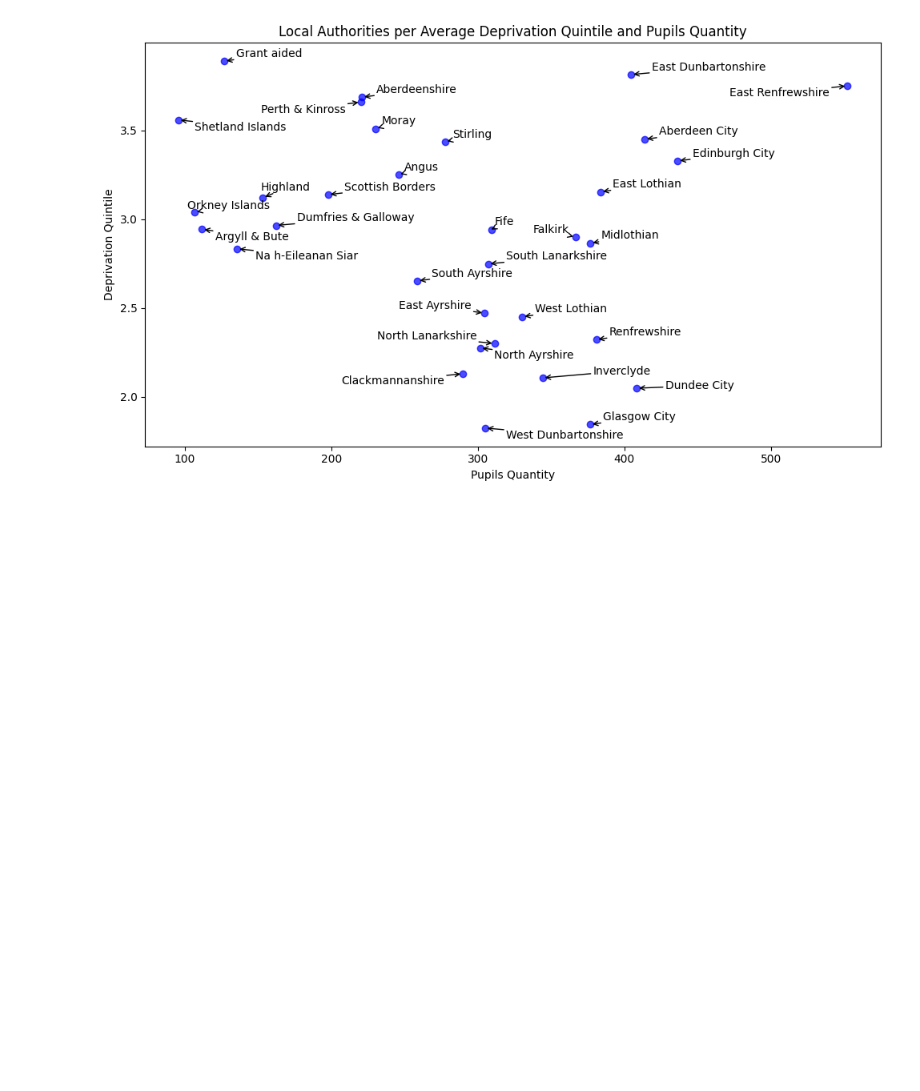
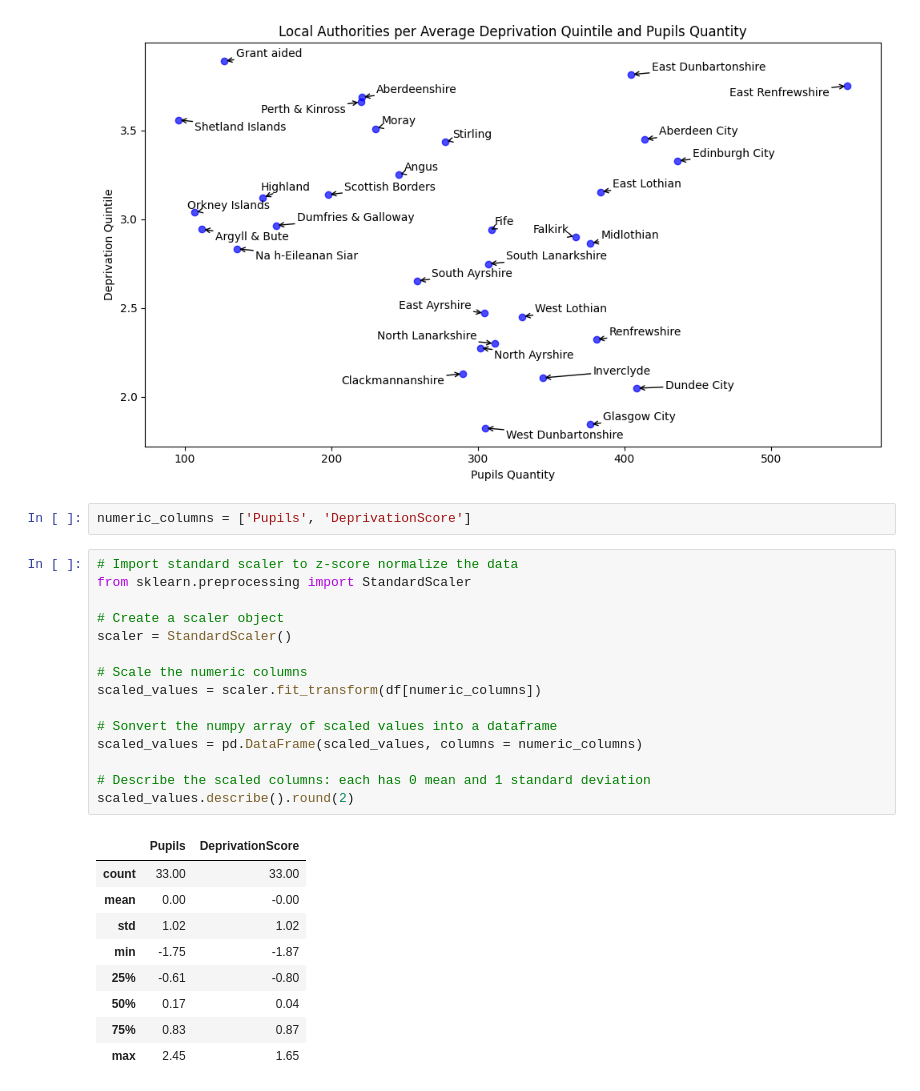
Before and after one commit to mrzeynalli/scotland_schools, a Jupyter notebook: analysis.ipynb, the cells around one changed output. Drawn from its saved outputs; the diff is of its cells as text; blank space fills up the shorter version.

```diff
--- a/analysis.ipynb
+++ b/analysis.ipynb
@@ -268,3 +274,30 @@ plt.tight_layout()
 plt.show()
 # %% [output]
 [figure]
+# %%
+numeric_columns = ['Pupils', 'DeprivationScore']
+# %%
+# Import standard scaler to z-score normalize the data
+from sklearn.preprocessing import StandardScaler
+
+# Create a scaler object
+scaler = StandardScaler()
+
+# Scale the numeric columns
+scaled_values = scaler.fit_transform(df[numeric_columns])
+
+# Sonvert the numpy array of scaled values into a dataframe
+scaled_values = pd.DataFrame(scaled_values, columns = numeric_columns)
+
+# Describe the scaled columns: each has 0 mean and 1 standard deviation
+scaled_values.describe().round(2)
+# %% [output]
+|  | Pupils | DeprivationScore |
+| count | 33.00 | 33.00 |
+| mean | 0.00 | -0.00 |
+| std | 1.02 | 1.02 |
+| min | -1.75 | -1.87 |
+| 25% | -0.61 | -0.80 |
+| 50% | 0.17 | 0.04 |
+| 75% | 0.83 | 0.87 |
+| max | 2.45 | 1.65 |
```
Also changed, not shown: parts of 10 cells of this notebook, 1 other file.
